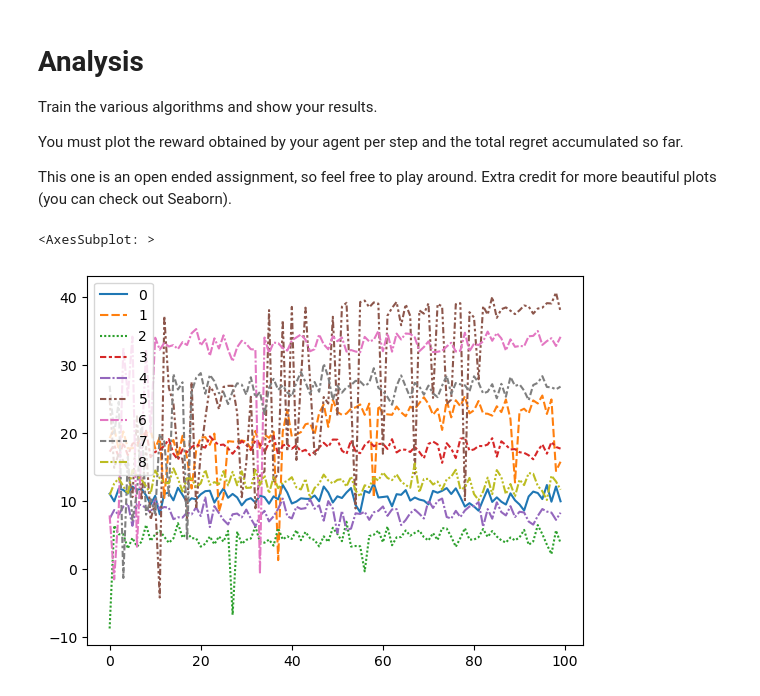
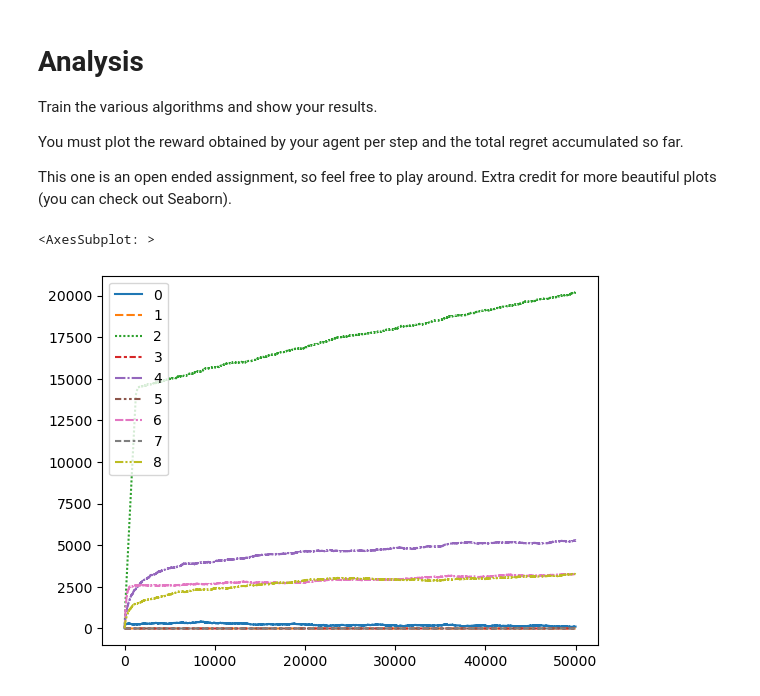
Before and after one commit to theashwinabraham/WiDS-Training-AI-to-play-games-using-Reinforcement-Learning, a Jupyter notebook: Week2/Assignment-1/results.ipynb, the cells around one changed output. Drawn from its saved outputs; the diff is of its cells as text; code cells hidden in the pictures.

Commit message:
Tuned hyperparameters, adjusted Thompson mechanism and nice graph

```diff
--- a/Week2/Assignment-1/results.ipynb
+++ b/Week2/Assignment-1/results.ipynb
@@ -12,6 +12,7 @@ import sys
 sys.path.append('/home/pratik/MiniConda3/lib/python3.10/site-packages')
 import numpy as np
 import seaborn as sns
+import tqdm
 import pandas as pd
 import matplotlib as mpl
 import matplotlib.pyplot as plt
@@ -31,55 +32,55 @@ bandit0 = Bandit(15, "Gaussian")
 bandit1 = Bandit(15, "Gaussian")
 bandit2 = Bandit(15, "Gaussian")
 bandit3 = Bandit(15, "Gaussian")
 bandit4 = Bandit(15, "Gaussian")
 bandit5 = Bandit(15, "Gaussian")
 bandit6 = Bandit(15, "Gaussian")
 bandit7 = Bandit(15, "Gaussian")
 bandit8 = Bandit(15, "Gaussian")
 
-iter_total = 100
+iter_total = 50000
 reward = [[0 for i in range(9)] for _ in range(iter_total)]
 regret = [[0 for i in range(9)] for _ in range(iter_total)]
 
-agent0 = GreedyAgent(bandit0, 0.2)
-agent1 = epsGreedyAgent(bandit1, 0.2)
-agent2 = epsGreedyAgent(bandit2, 0.05)
-agent3 = UCBAAgent(bandit3, 0.5)
-agent4 = UCBAAgent(bandit4, 1)
-agent5 = GradientBanditAgent(bandit5, 0.02)
-agent6 = GradientBanditAgent(bandit6, 0.1)
-agent7 = ThompsonSamplerAgent(bandit7, 1, 0)
-agent8 = ThompsonSamplerAgent(bandit8, 5, 4)
+agent0 = GreedyAgent(bandit0, 500)
+# agent1 = epsGreedyAgent(bandit1, 0.2)
+agent2 = epsGreedyAgent(bandit2, 0.01)
+# agent3 = UCBAAgent(bandit3, 100)
+agent4 = UCBAAgent(bandit4, 20)
+# agent5 = GradientBanditAgent(bandit5, 0.02)
+agent6 = GradientBanditAgent(bandit6, 0.01)
+# agent7 = ThompsonSamplerAgent(bandit7, 1, 0)
+agent8 = ThompsonSamplerAgent(bandit8, 1000, 10, 1000)
 
 
-for i in range(iter_total):
+for i in tqdm.tqdm(range(iter_total)):
     reward[i][0] = agent0.act()
-    reward[i][1] = agent1.act()
+    #reward[i][1] = agent1.act()
     reward[i][2] = agent2.act()
-    reward[i][3] = agent3.act()
+    #reward[i][3] = agent3.act()
     reward[i][4] = agent4.act()
-    reward[i][5] = agent5.act()
+    #reward[i][5] = agent5.act()
     reward[i][6] = agent6.act()
-    reward[i][7] = agent7.act()
+    #reward[i][7] = agent7.act()
     reward[i][8] = agent8.act()
 
 
     regret[i][0] = agent0.bandit.get_regret()
-    regret[i][1] = agent0.bandit.get_regret()
-    regret[i][2] = agent0.bandit.get_regret()
-    regret[i][3] = agent0.bandit.get_regret()
-    regret[i][4] = agent0.bandit.get_regret()
-    regret[i][5] = agent0.bandit.get_regret()
-    regret[i][6] = agent0.bandit.get_regret()
-    regret[i][7] = agent0.bandit.get_regret()
-    regret[i][8] = agent0.bandit.get_regret()
+    #regret[i][1] = agent1.bandit.get_regret()
+    regret[i][2] = agent2.bandit.get_regret()
+    #regret[i][3] = agent3.bandit.get_regret()
+    regret[i][4] = agent4.bandit.get_regret()
+    #regret[i][5] = agent5.bandit.get_regret()
+    regret[i][6] = agent6.bandit.get_regret()
+    #regret[i][7] = agent7.bandit.get_regret()
+    regret[i][8] = agent8.bandit.get_regret()
 
 reward_data = pd.DataFrame(reward)
 regret_data = pd.DataFrame(regret)
 
 
 
-sns.lineplot(data = reward_data)
+sns.lineplot(data = regret_data)
 # %% [output]
 <AxesSubplot: >
-[figure, old version]
+[figure, new version]
```
Also changed, not shown: 1 other file.
